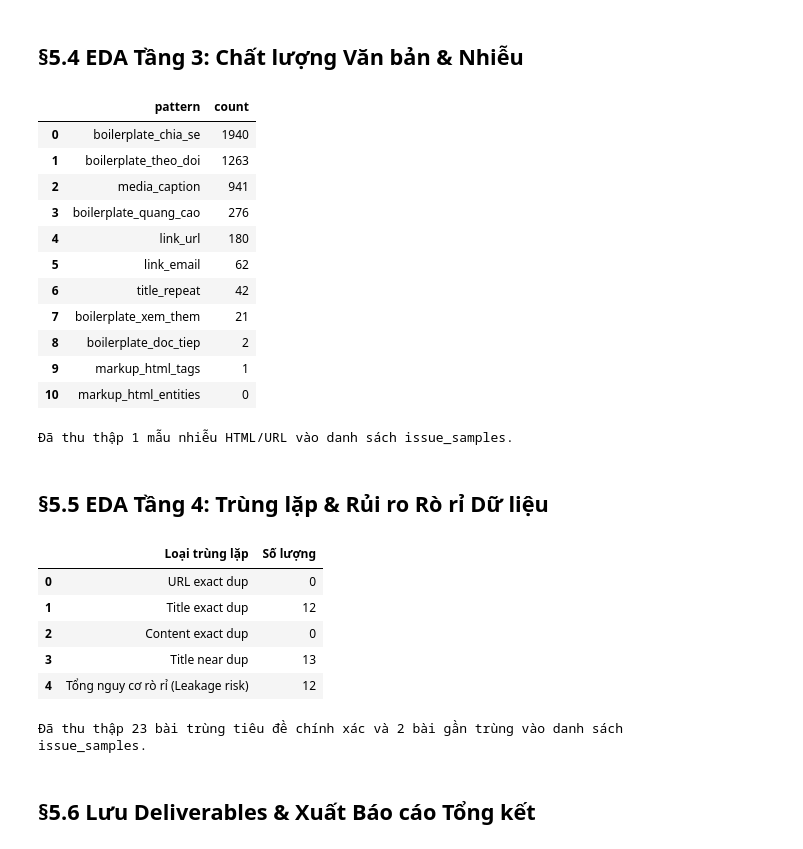
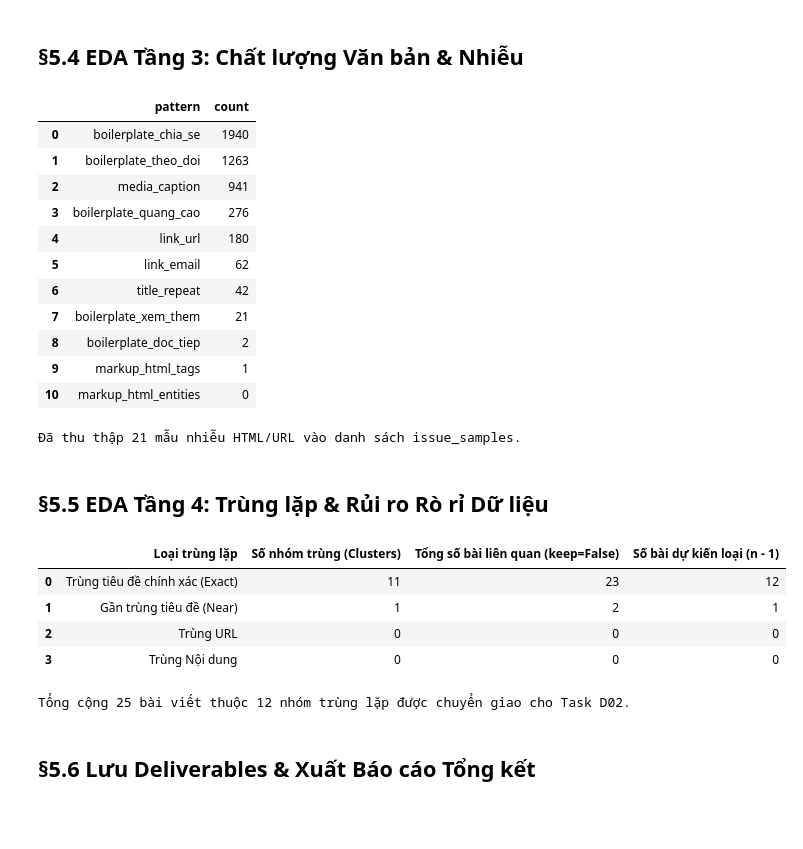
Before and after one commit to lunatran141/vietnamese-news-topic-discovery, a Jupyter notebook: notebooks/01_data_eda.ipynb, the cells around one changed output. Saved outputs shown, nothing was run; the diff lists cells and outputs as text; code cells hidden in the pictures; blank space fills up the shorter version.

Commit message:
fix(D01): update EDA results, add data check and test code

```diff
--- a/notebooks/01_data_eda.ipynb
+++ b/notebooks/01_data_eda.ipynb
@@ -387,7 +387,7 @@ for _, r in df[df["content"].fillna("").str.contains(r"<.*?>", regex=True)].iter
     })
 
 # Thu thập mẫu bản ghi chứa URL thô trong nội dung (Task D01 deliverable)
-for _, r in df[df["content"].fillna("").str.contains(r"https?://\\S+", regex=True)].head(20).iterrows():
+for _, r in df[df["content"].fillna("").str.contains(r"https?://\S+", regex=True)].head(20).iterrows():
     issues.append({
         "article_id": r["article_id"],
         "issue_type": "inline_url",
@@ -417,58 +417,71 @@ print(f"Đã thu thập {len([i for i in issues if i['issue_type'] in ['markup_h
 | 8 | boilerplate_doc_tiep | 2 |
 | 9 | markup_html_tags | 1 |
 | 10 | markup_html_entities | 0 |
-Đã thu thập 1 mẫu nhiễu HTML/URL vào danh sách issue_samples.
+Đã thu thập 21 mẫu nhiễu HTML/URL vào danh sách issue_samples.
 # %% [markdown]
 ## §5.5 EDA Tầng 4: Trùng lặp & Rủi ro Rò rỉ Dữ liệu
 # %%
-url_exact_dup = int(df["url"].duplicated().sum())
+# Chuẩn hóa tiêu đề và nội dung
 df["_title_norm"] = df["title"].fillna("").str.lower().str.strip().str.replace(r"\s+", " ", regex=True)
 df["_content_norm"] = df["content"].fillna("").str.lower().str.strip().str.replace(r"\s+", " ", regex=True)
-title_exact_dup   = int(df["_title_norm"].duplicated().sum())
+df["_title_stripped"] = df["_title_norm"].str.replace(r"[^\w\s]", "", regex=True).str.strip()
+
+# 1. Trùng lặp chính xác
+mask_exact_all = df["_title_norm"].duplicated(keep=False)
+exact_clusters = int(df[mask_exact_all]["_title_norm"].nunique()) # 11 nhóm
+exact_total = int(mask_exact_all.sum())                            # 23 bài
+exact_excess = int(df["_title_norm"].duplicated(keep="first").sum()) # 12 bài thừa
+
+# 2. Gần trùng lặp (loại trừ nhóm đã trùng chính xác)
+mask_near_all = df["_title_stripped"].duplicated(keep=False) & ~mask_exact_all
+near_clusters = int(df[mask_near_all]["_title_stripped"].nunique()) # 1 nhóm
+near_total = int(mask_near_all.sum())                               # 2 bài
+near_excess = int((df["_title_stripped"].duplicated(keep="first") & ~mask_exact_all).sum()) # 1 bài thừa
+
+# URL & Content
+url_exact_dup = int(df["url"].duplicated().sum())
 content_exact_dup = int(df["_content_norm"].duplicated().sum())
-df["_title_stripped"] = df["_title_norm"].str.replace(r"[^\w\s]", "", regex=True).str.strip()
-title_near_dup    = int(df["_title_stripped"].duplicated().sum())
-leakage_risk = url_exact_dup + title_exact_dup + content_exact_dup
 
-qrow("dup.url_exact","duplicated(url)",url_exact_dup,"PASS" if url_exact_dup==0 else "WARN")
-qrow("dup.title_exact","duplicated(title_norm)",title_exact_dup,"PASS" if title_exact_dup==0 else "WARN")
-qrow("dup.content_exact","duplicated(content_norm)",content_exact_dup,"PASS" if content_exact_dup==0 else "WARN")
-qrow("dup.title_near","duplicated(title_stripped)",title_near_dup,"PASS" if title_near_dup==0 else "WARN")
-qrow("leakage.risk_count","exact_dup_total",leakage_risk,"PASS" if leakage_risk==0 else "WARN")
+# Ghi nhận chất lượng
+qrow("dup.url_exact", "duplicated(url)", url_exact_dup, "PASS" if url_exact_dup == 0 else "WARN")
+qrow("dup.content_exact", "duplicated(content_norm)", content_exact_dup, "PASS" if content_exact_dup == 0 else "WARN")
+qrow("dup.title_exact_clusters", "nunique(title_norm)", exact_clusters, "WARN" if exact_clusters > 0 else "PASS")
+qrow("dup.title_exact_articles", "count(keep=False)", exact_total, "WARN" if exact_total > 0 else "PASS")
+qrow("dup.title_near_clusters", "nunique(title_stripped)", near_clusters, "WARN" if near_clusters > 0 else "PASS")
 
-# Thu thập toàn bộ bản ghi trùng lặp tiêu đề chính xác (Task D01 deliverable)
-dup_title_mask = df["_title_norm"].duplicated(keep=False)
-for _, r in df[dup_title_mask].iterrows():
+# Thu thập vào danh sách issues
+for _, r in df[mask_exact_all].iterrows():
     issues.append({
         "article_id": r["article_id"],
         "issue_type": "title_exact_duplicate",
         "evidence": str(r["title"])[:80],
-        "action": "dedup_in_d02"
+        "action": "inspect_in_d02"
     })
 
-# Thu thập bản ghi gần trùng lặp tiêu đề
-dup_near_mask = df["_title_stripped"].duplicated(keep=False) & ~dup_title_mask
-for _, r in df[dup_near_mask].iterrows():
+for _, r in df[mask_near_all].iterrows():
     issues.append({
         "article_id": r["article_id"],
         "issue_type": "title_near_duplicate",
         "evidence": str(r["title"])[:80],
-        "action": "dedup_in_d02"
+        "action": "inspect_in_d02"
     })
 
-display(pd.DataFrame({
-    "Loại trùng lặp": ["URL exact dup","Title exact dup","Content exact dup","Title near dup","Tổng nguy cơ rò rỉ (Leakage risk)"],
-    "Số lượng": [url_exact_dup, title_exact_dup, content_exact_dup, title_near_dup, leakage_risk]
-}))
-print(f"Đã thu thập {dup_title_mask.sum()} bài trùng tiêu đề chính xác và {dup_near_mask.sum()} bài gần trùng vào danh sách issue_samples.")
+# Bảng tổng hợp rõ ràng 3 chỉ số
+dup_summary_df = pd.DataFrame({
+    "Loại trùng lặp": ["Trùng tiêu đề chính xác (Exact)", "Gần trùng tiêu đề (Near)", "Trùng URL", "Trùng Nội dung"],
+    "Số nhóm trùng (Clusters)": [exact_clusters, near_clusters, 0, 0],
+    "Tổng số bài liên quan (keep=False)": [exact_total, near_total, url_exact_dup, content_exact_dup],
+    "Số bài dự kiến loại (n - 1)": [exact_excess, near_excess, 0, 0]
+})
+display(dup_summary_df)
+print(f"Tổng cộng {exact_total + near_total} bài viết thuộc {exact_clusters + near_clusters} nhóm trùng lặp được chuyển giao cho Task D02.")
 # %% [output]
-|  | Loại trùng lặp | Số lượng |
-| 0 | URL exact dup | 0 |
-| 1 | Title exact dup | 12 |
-| 2 | Content exact dup | 0 |
-| 3 | Title near dup | 13 |
-| 4 | Tổng nguy cơ rò rỉ (Leakage risk) | 12 |
+|  | Loại trùng lặp | Số nhóm trùng (Clusters) | Tổng số bài liên quan (keep=False) | Số bài dự kiến loại (n - 1) |
+| 0 | Trùng tiêu đề chính xác (Exact) | 11 | 23 | 12 |
+| 1 | Gần trùng tiêu đề (Near) | 1 | 2 | 1 |
+| 2 | Trùng URL | 0 | 0 | 0 |
+| 3 | Trùng Nội dung | 0 | 0 | 0 |
-Đã thu thập 23 bài trùng tiêu đề chính xác và 2 bài gần trùng vào danh sách issue_samples.
+Tổng cộng 25 bài viết thuộc 12 nhóm trùng lặp được chuyển giao cho Task D02.
 # %% [markdown]
 ## §5.6 Lưu Deliverables & Xuất Báo cáo Tổng kết
 # %%
```
Also changed, not shown: parts of 1 cell of this notebook, 5 other files.
